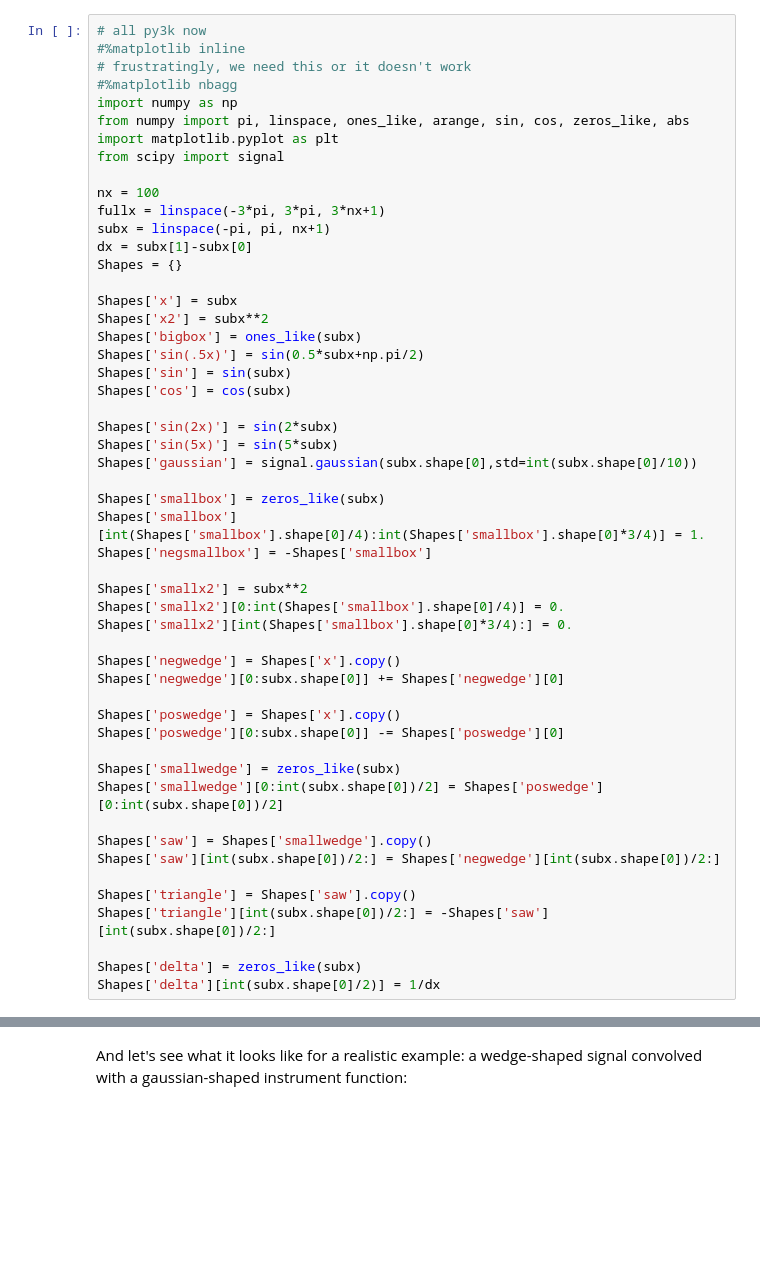
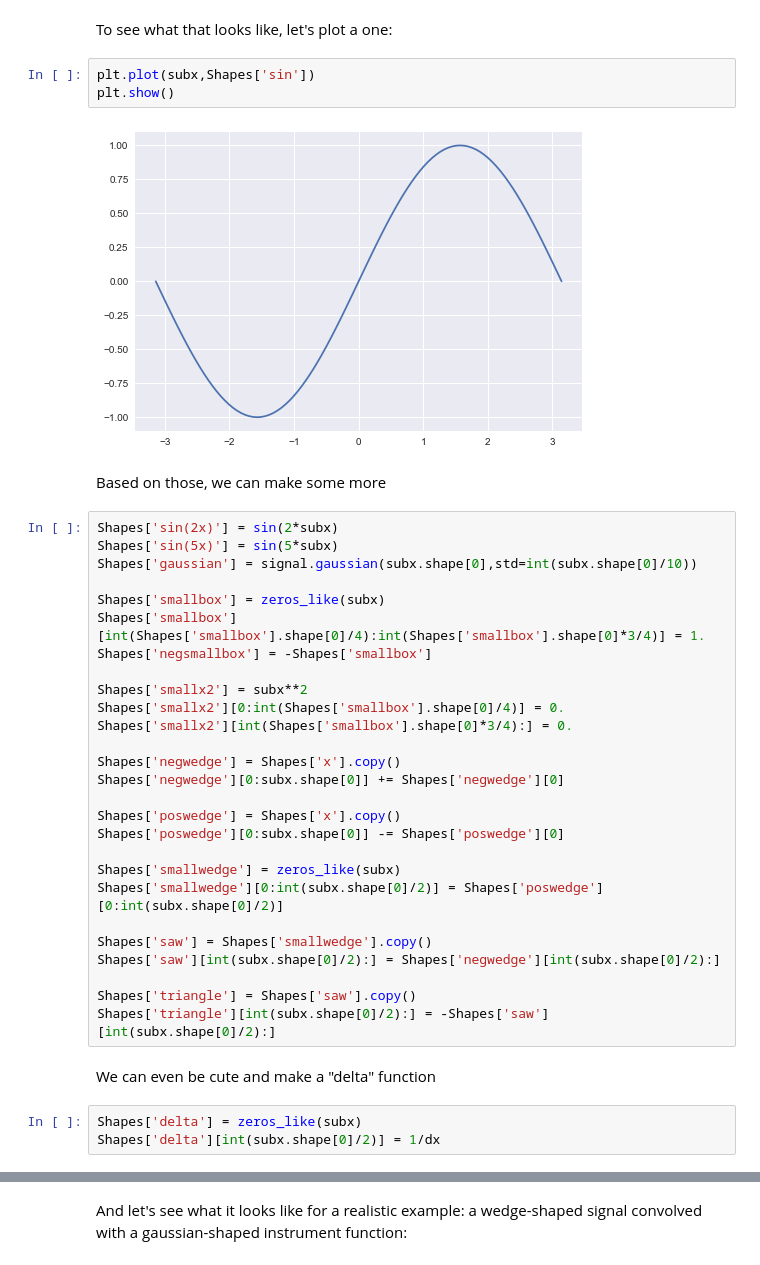
Before and after one commit to mglerner/MathematicalPhysics, a Jupyter notebook: Convolutions/Convolution Animations-py3.ipynb, the cells around one changed output, grey strips where cells are left out. Drawn from its saved outputs; the diff is of its cells as text; blank space fills up the shorter version.

```diff
--- a/Convolutions/Convolution Animations-py3.ipynb
+++ b/Convolutions/Convolution Animations-py3.ipynb
@@ -17,26 +42,13 @@ So, first of all, let's handle our standard imports and then define a bunch of s
+# %% [markdown]
+To see what that looks like, let's plot a one:
+# %%
+plt.plot(subx,Shapes['sin'])
+plt.show()
+# %% [output]
+[figure, added]
+# %% [markdown]
+Based on those, we can make some more
 # %%
-# all py3k now
-#%matplotlib inline
-# frustratingly, we need this or it doesn't work
-#%matplotlib nbagg
-import numpy as np
-from numpy import pi, linspace, ones_like, arange, sin, cos, zeros_like, abs
-import matplotlib.pyplot as plt
-from scipy import signal
-
-nx = 100
-fullx = linspace(-3*pi, 3*pi, 3*nx+1)
-subx = linspace(-pi, pi, nx+1)
-dx = subx[1]-subx[0]
-Shapes = {}
-
-Shapes['x'] = subx
-Shapes['x2'] = subx**2
-Shapes['bigbox'] = ones_like(subx)
-Shapes['sin(.5x)'] = sin(0.5*subx+np.pi/2)
-Shapes['sin'] = sin(subx)
-Shapes['cos'] = cos(subx)
-
 Shapes['sin(2x)'] = sin(2*subx)
 Shapes['sin(5x)'] = sin(5*subx)
 Shapes['gaussian'] = signal.gaussian(subx.shape[0],std=int(subx.shape[0]/10))
@@ -56,14 +68,16 @@ Shapes['poswedge'] = Shapes['x'].copy()
 Shapes['poswedge'][0:subx.shape[0]] -= Shapes['poswedge'][0]
 
 Shapes['smallwedge'] = zeros_like(subx)
-Shapes['smallwedge'][0:int(subx.shape[0])/2] = Shapes['poswedge'][0:int(subx.shape[0])/2]
+Shapes['smallwedge'][0:int(subx.shape[0]/2)] = Shapes['poswedge'][0:int(subx.shape[0]/2)]
 
 Shapes['saw'] = Shapes['smallwedge'].copy()
-Shapes['saw'][int(subx.shape[0])/2:] = Shapes['negwedge'][int(subx.shape[0])/2:]
+Shapes['saw'][int(subx.shape[0]/2):] = Shapes['negwedge'][int(subx.shape[0]/2):]
 
 Shapes['triangle'] = Shapes['saw'].copy()
-Shapes['triangle'][int(subx.shape[0])/2:] = -Shapes['saw'][int(subx.shape[0])/2:]
-
-Shapes['delta'] = zeros_like(subx)
-Shapes['delta'][int(subx.shape[0]/2)] = 1/dx
+Shapes['triangle'][int(subx.shape[0]/2):] = -Shapes['saw'][int(subx.shape[0]/2):]
+# %% [markdown]
+We can even be cute and make a "delta" function
+# %%
+Shapes['delta'] = zeros_like(subx)
+Shapes['delta'][int(subx.shape[0]/2)] = 1/dx
 # %% [markdown]
```
Also changed, not shown: parts of 17 cells of this notebook, 5 other files.
